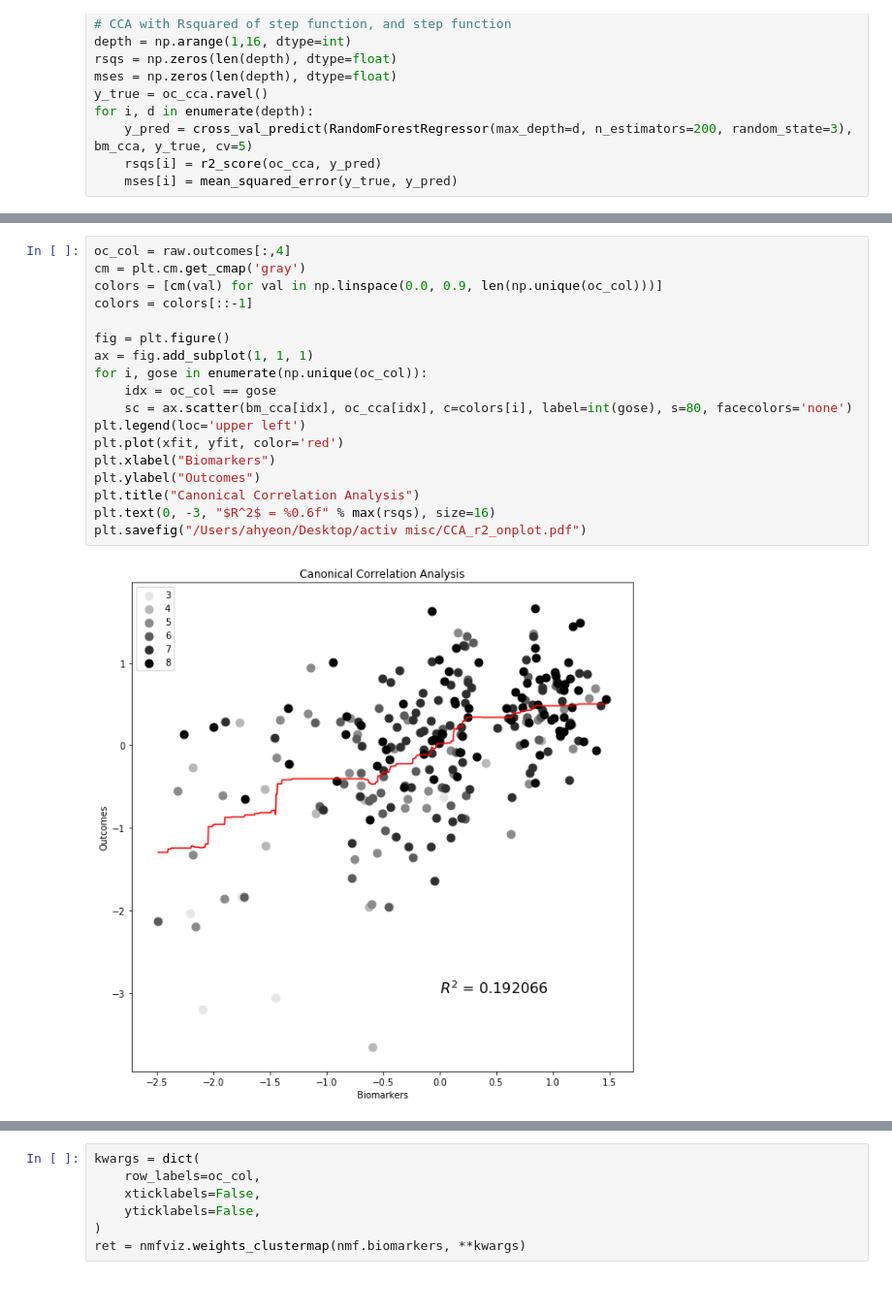
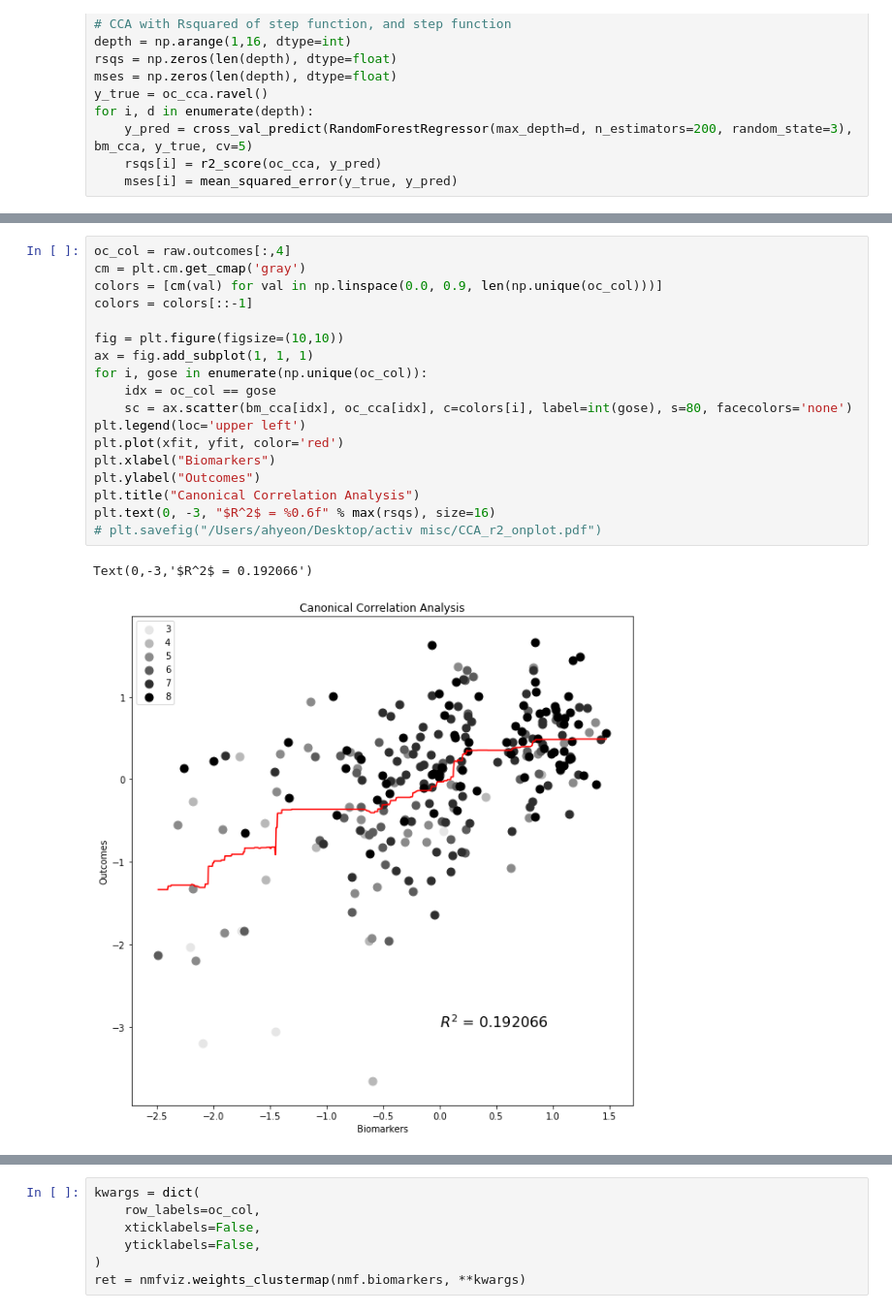
Before and after one commit to BouchardLab/ML_4_prec_prognosis, a Jupyter notebook: notebooks/track_tbi_analysis.ipynb, the cells around one changed output, grey strips where cells are left out. Shown at 97% size. Drawn from its saved outputs; the diff is of its cells as text.

```diff
--- a/notebooks/track_tbi_analysis.ipynb
+++ b/notebooks/track_tbi_analysis.ipynb
@@ -134,20 +134,21 @@ print(r2_score(oc_cca, rf.predict(bm_cca)))
 # %%
 oc_col = raw.outcomes[:,4]
 cm = plt.cm.get_cmap('gray')
 colors = [cm(val) for val in np.linspace(0.0, 0.9, len(np.unique(oc_col)))]
 colors = colors[::-1]
 
-fig = plt.figure()
+fig = plt.figure(figsize=(10,10))
 ax = fig.add_subplot(1, 1, 1)
 for i, gose in enumerate(np.unique(oc_col)):
     idx = oc_col == gose
     sc = ax.scatter(bm_cca[idx], oc_cca[idx], c=colors[i], label=int(gose), s=80, facecolors='none')
 plt.legend(loc='upper left')
 plt.plot(xfit, yfit, color='red')
 plt.xlabel("Biomarkers")
 plt.ylabel("Outcomes")
 plt.title("Canonical Correlation Analysis")
 plt.text(0, -3, "$R^2$ = %0.6f" % max(rsqs), size=16)
-plt.savefig("/Users/ahyeon/Desktop/activ misc/CCA_r2_onplot.pdf")
+# plt.savefig("/Users/ahyeon/Desktop/activ misc/CCA_r2_onplot.pdf")
 # %% [output]
+Text(0,-3,'$R^2$ = 0.192066')
-[figure, old version]
+[figure, new version]
```
Also changed, not shown: parts of 13 cells of this notebook.
